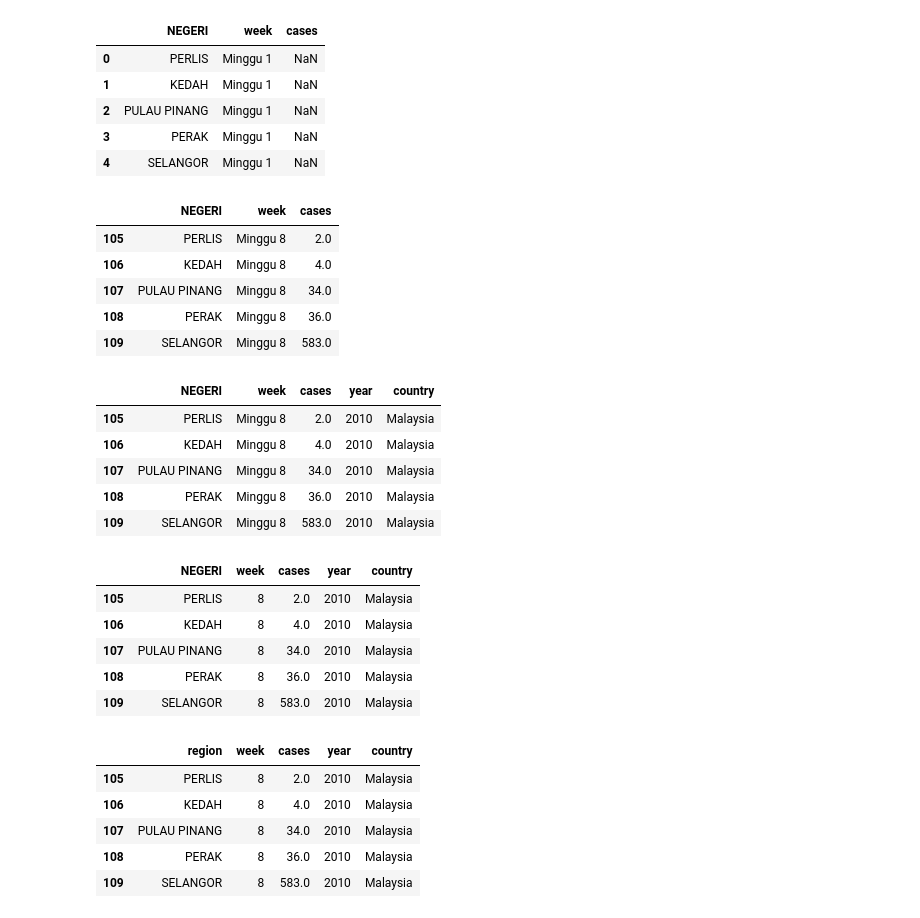
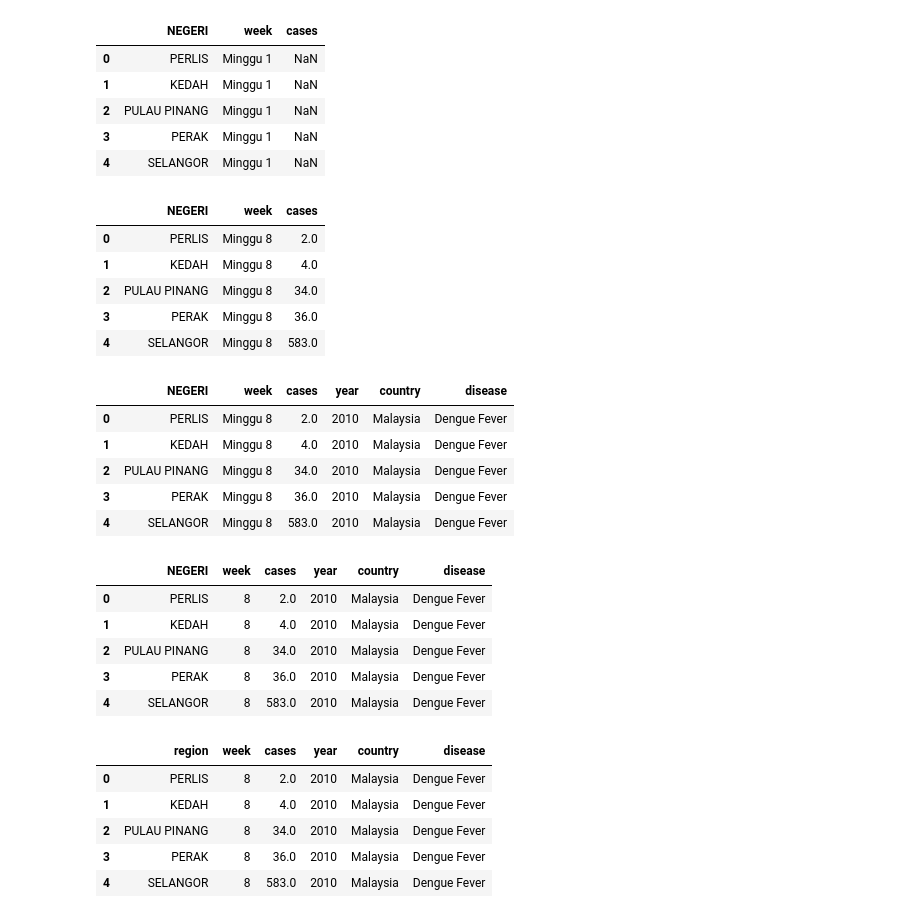
Before and after one commit to wwcodesg/DataScraping, a Jupyter notebook: notebooks/2_Cleaning/Data Cleaning - MY.ipynb, the cells around one changed output. Saved outputs shown, nothing was run; the diff lists cells and outputs as text; code cells hidden in the pictures.

```diff
--- a/notebooks/2_Cleaning/Data Cleaning - MY.ipynb
+++ b/notebooks/2_Cleaning/Data Cleaning - MY.ipynb
@@ -93,45 +96,47 @@ df.head()
 | 3 | PERAK | Minggu 1 | NaN |
 | 4 | SELANGOR | Minggu 1 | NaN |
 # %%
-df= df.dropna()
+df.dropna(inplace=True)
+df.reset_index(drop=True, inplace=True)
 df.head()
 # %% [output]
 |  | NEGERI | week | cases |
-| 105 | PERLIS | Minggu 8 | 2.0 |
-| 106 | KEDAH | Minggu 8 | 4.0 |
-| 107 | PULAU PINANG | Minggu 8 | 34.0 |
-| 108 | PERAK | Minggu 8 | 36.0 |
-| 109 | SELANGOR | Minggu 8 | 583.0 |
+| 0 | PERLIS | Minggu 8 | 2.0 |
+| 1 | KEDAH | Minggu 8 | 4.0 |
+| 2 | PULAU PINANG | Minggu 8 | 34.0 |
+| 3 | PERAK | Minggu 8 | 36.0 |
+| 4 | SELANGOR | Minggu 8 | 583.0 |
 # %%
 df['year'] = 2010
 df['country'] = 'Malaysia'
+df['disease'] = "Dengue Fever"
 df.head()
 # %% [output]
-|  | NEGERI | week | cases | year | country |
-| 105 | PERLIS | Minggu 8 | 2.0 | 2010 | Malaysia |
-| 106 | KEDAH | Minggu 8 | 4.0 | 2010 | Malaysia |
-| 107 | PULAU PINANG | Minggu 8 | 34.0 | 2010 | Malaysia |
-| 108 | PERAK | Minggu 8 | 36.0 | 2010 | Malaysia |
-| 109 | SELANGOR | Minggu 8 | 583.0 | 2010 | Malaysia |
+|  | NEGERI | week | cases | year | country | disease |
+| 0 | PERLIS | Minggu 8 | 2.0 | 2010 | Malaysia | Dengue Fever |
+| 1 | KEDAH | Minggu 8 | 4.0 | 2010 | Malaysia | Dengue Fever |
+| 2 | PULAU PINANG | Minggu 8 | 34.0 | 2010 | Malaysia | Dengue Fever |
+| 3 | PERAK | Minggu 8 | 36.0 | 2010 | Malaysia | Dengue Fever |
+| 4 | SELANGOR | Minggu 8 | 583.0 | 2010 | Malaysia | Dengue Fever |
 # %%
 df['week'] = df['week'].map(lambda x: x.strip()).str[-2:].astype(int)
 df.head()
 # %% [output]
-|  | NEGERI | week | cases | year | country |
-| 105 | PERLIS | 8 | 2.0 | 2010 | Malaysia |
-| 106 | KEDAH | 8 | 4.0 | 2010 | Malaysia |
-| 107 | PULAU PINANG | 8 | 34.0 | 2010 | Malaysia |
-| 108 | PERAK | 8 | 36.0 | 2010 | Malaysia |
-| 109 | SELANGOR | 8 | 583.0 | 2010 | Malaysia |
+|  | NEGERI | week | cases | year | country | disease |
+| 0 | PERLIS | 8 | 2.0 | 2010 | Malaysia | Dengue Fever |
+| 1 | KEDAH | 8 | 4.0 | 2010 | Malaysia | Dengue Fever |
+| 2 | PULAU PINANG | 8 | 34.0 | 2010 | Malaysia | Dengue Fever |
+| 3 | PERAK | 8 | 36.0 | 2010 | Malaysia | Dengue Fever |
+| 4 | SELANGOR | 8 | 583.0 | 2010 | Malaysia | Dengue Fever |
 # %%
 df.rename(columns={'NEGERI': 'region'}, inplace=True)
 df.head()
 # %% [output]
-|  | region | week | cases | year | country |
-| 105 | PERLIS | 8 | 2.0 | 2010 | Malaysia |
-| 106 | KEDAH | 8 | 4.0 | 2010 | Malaysia |
-| 107 | PULAU PINANG | 8 | 34.0 | 2010 | Malaysia |
-| 108 | PERAK | 8 | 36.0 | 2010 | Malaysia |
-| 109 | SELANGOR | 8 | 583.0 | 2010 | Malaysia |
+|  | region | week | cases | year | country | disease |
+| 0 | PERLIS | 8 | 2.0 | 2010 | Malaysia | Dengue Fever |
+| 1 | KEDAH | 8 | 4.0 | 2010 | Malaysia | Dengue Fever |
+| 2 | PULAU PINANG | 8 | 34.0 | 2010 | Malaysia | Dengue Fever |
+| 3 | PERAK | 8 | 36.0 | 2010 | Malaysia | Dengue Fever |
+| 4 | SELANGOR | 8 | 583.0 | 2010 | Malaysia | Dengue Fever |
 # %%
 df.to_csv("./../../data/2_clean/MY_dengue.csv")
```
Also changed, not shown: parts of 2 cells of this notebook, 2 other files.
